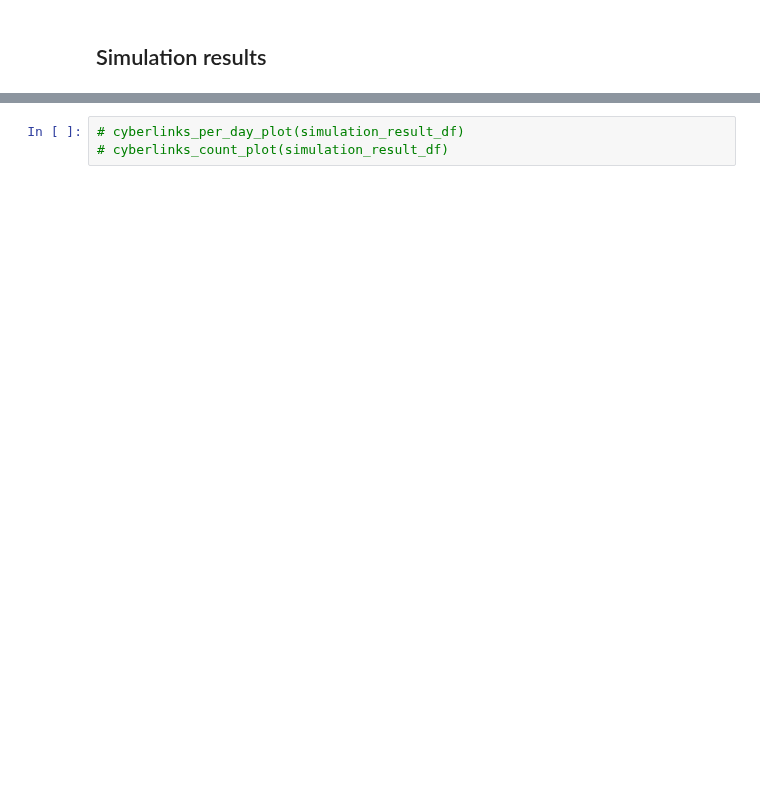
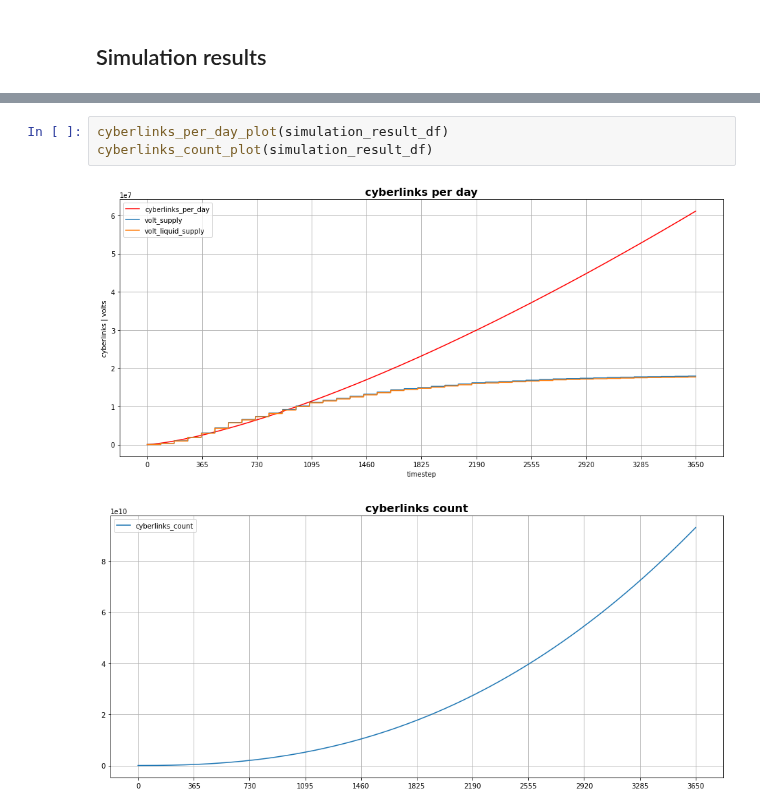
Before and after one commit to cybercongress/cybernomics, a Jupyter notebook: bostrom_simulation/simulation.ipynb, the cells around one changed output, grey strips where cells are left out. Drawn from its saved outputs; the diff is of its cells as text; blank space fills up the shorter version.

```diff
--- a/bostrom_simulation/simulation.ipynb
+++ b/bostrom_simulation/simulation.ipynb
@@ -166,4 +188,7 @@ Total execution time: 0.53s
 # %%
-# cyberlinks_per_day_plot(simulation_result_df)
-# cyberlinks_count_plot(simulation_result_df)
+cyberlinks_per_day_plot(simulation_result_df)
+cyberlinks_count_plot(simulation_result_df)
+# %% [output]
+[figure, added]
+[figure, added]
 # %%
```
Also changed, not shown: parts of 9 cells of this notebook, 2 other files.
